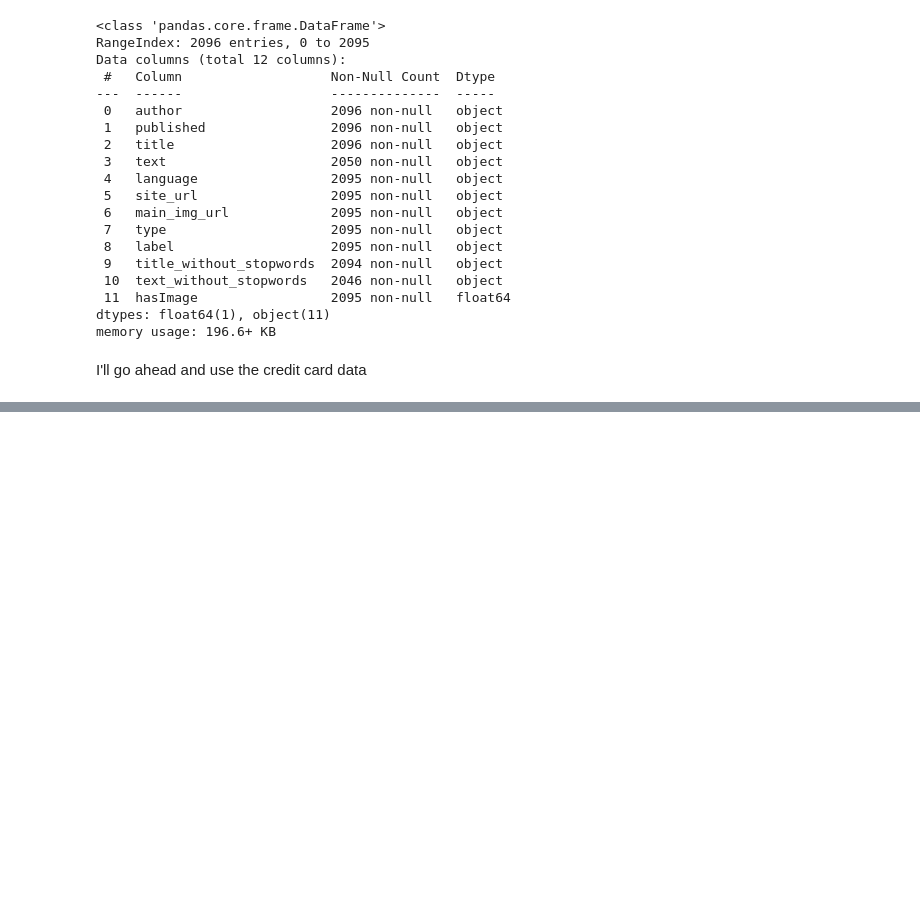
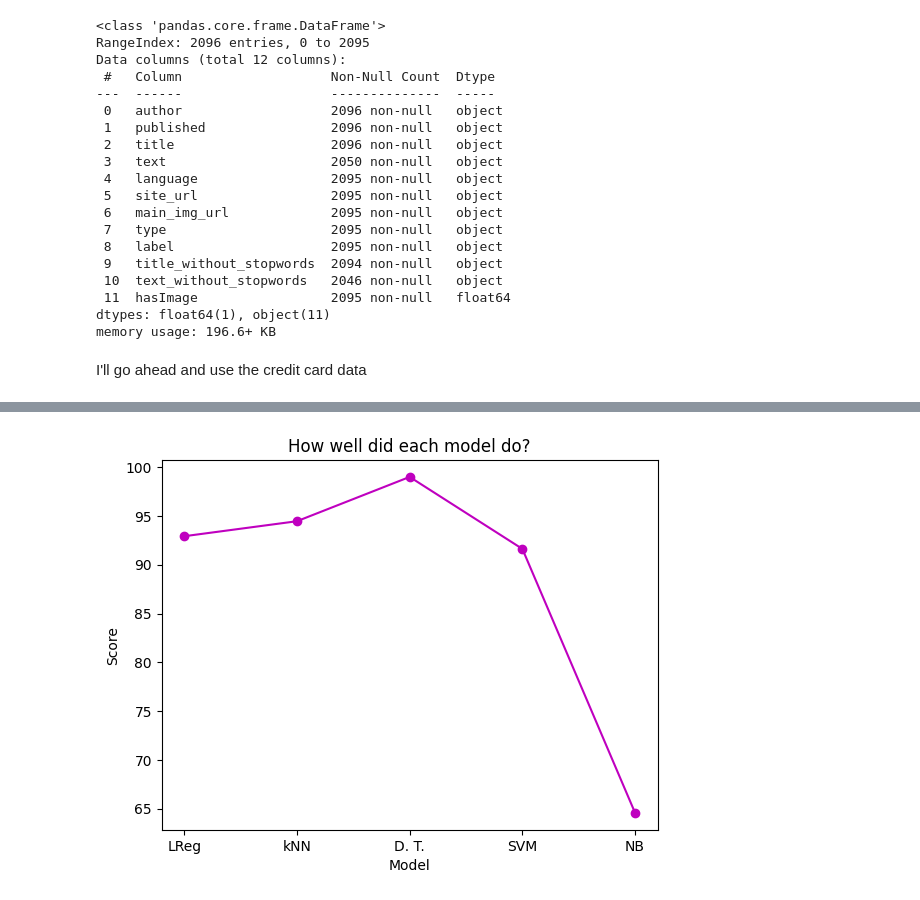
Before and after one commit to Rokeeb17/DS-Assignments, a Jupyter notebook: SupervisedLearning.ipynb, the cells around one changed output, grey strips where cells are left out. Cells and saved outputs as stored; diff of their text form; code cells hidden in the pictures; blank space fills up the shorter version.

```diff
--- a/SupervisedLearning.ipynb
+++ b/SupervisedLearning.ipynb
@@ -121,0 +345,6 @@ I'll go ahead and use the credit card data
+# %%
+knn = KNeighborsClassifier(n_neighbors = 3)
+knn.fit(x_train, y_train)
+y_pred_knn = knn.predict(x_test)
+print(classification_report(y_test, y_pred_knn))
+acc_knn = accuracy_score(y_test, y_pred_knn)*100
@@ -121,0 +360,6 @@ I'll go ahead and use the credit card data
+# %%
+decision_tree = DecisionTreeClassifier()
+decision_tree.fit(x_train, y_train)
+y_pred_dt = decision_tree.predict(x_test)
+print(classification_report(y_test, y_pred_dt))
+acc_dt = accuracy_score(y_test, y_pred_dt)*100
@@ -121,0 +375,6 @@ I'll go ahead and use the credit card data
+# %%
+svm_model = SVC()
+svm_model.fit(x_train, y_train)
+y_pred_svm = svm_model.predict(x_test)
+print(classification_report(y_test, y_pred_svm))
+acc_svm = accuracy_score(y_test, y_pred_svm)*100
@@ -121,0 +390,15 @@ I'll go ahead and use the credit card data
+# %%
+final_scores = {
+    'methods': ['Logistic Regression', 'k-Nearest Neighbor','Decision Tree', 'SVM', 'Gaussian NB'],
+    'scores': [acc_logreg, acc_knn, acc_dt, acc_svm, acc_gnb]
+}
+
+final_scores1 = {
+    'methods': ['LReg', 'kNN','D. T.', 'SVM', 'NB'],
+    'scores': [acc_logreg, acc_knn, acc_dt, acc_svm, acc_gnb]
+}
+
+df1 = pd.DataFrame(final_scores1)
+
+dfscores = pd.DataFrame(final_scores)
+dfscores
@@ -121,0 +412,8 @@ I'll go ahead and use the credit card data
+# %%
+plt.plot(df1['methods'], df1['scores'], 'o-m')
+plt.xlabel('Model')
+plt.ylabel('Score')
+plt.title('How well did each model do?')
+plt.show()
+# %% [output]
+[figure, added]
```
Also changed, not shown: parts of 41 cells of this notebook.
